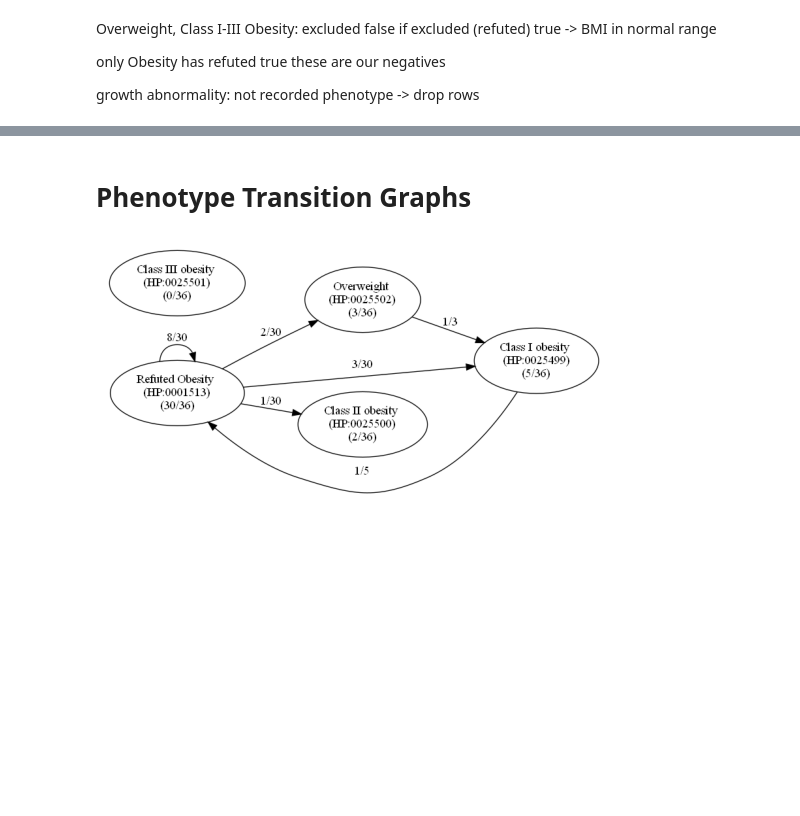
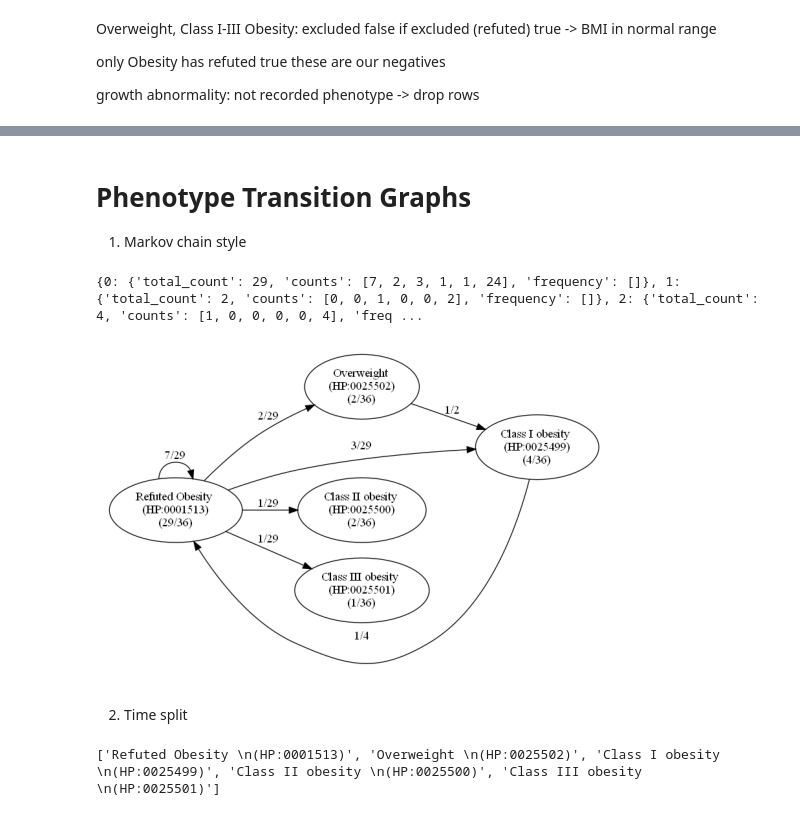
Before and after one commit to BIH-CEI/ERKER2Phenopackets, a Jupyter notebook: ERKER2Phenopackets/src/analysis/ml/analyse.ipynb, the cells around one changed output, grey strips where cells are left out. Saved outputs shown, nothing was run; the diff lists cells and outputs as text; code cells hidden in the pictures; blank space fills up the shorter version.

```diff
--- a/ERKER2Phenopackets/src/analysis/ml/analyse.ipynb
+++ b/ERKER2Phenopackets/src/analysis/ml/analyse.ipynb
@@ -475,11 +478,11 @@ shape: (5, 6)
 │ (HP:0001513)   ┆                ┆                ┆               ┆               ┆               │
 └────────────────┴────────────────┴────────────────┴───────────────┴───────────────┴───────────────┘
 # %%
-column_names = tuple(result['value'])
-transpose = result.transpose(column_names=column_names)
-if column_names != transpose.row(0):
+column_names = tuple(obesity_class_count['value'])
+obesity_class_count_transpose = obesity_class_count.transpose(column_names=column_names)
+if column_names != obesity_class_count_transpose.row(0):
     raise Exception('New column names do not match old row names')
-transpose = transpose.tail(5)
-print(transpose.head(50))
+obesity_class_count_transpose = obesity_class_count_transpose.tail(5).select(['Refuted Obesity (HP:0001513)', 'Overweight (HP:0025502)', 'Class I obesity (HP:0025499)', 'Class II obesity (HP:0025500)', 'Class III obesity (HP:0025501)'])
+print(obesity_class_count_transpose.head(50))
 # %% [output]
 shape: (5, 5)
@@ -516,0 +504,15 @@ plt.show()
+# %%
+categories = obesity_class_count_transpose.columns
+
+time_stamps = ['U1-U3', 'U6', 'U7', 'U8', 'U9']
+
+
+values = [cast(obesity_class_count_transpose[cat]) for cat in categories]
+
+plt.figure(figsize=figsize)
+
+plt.stackplot(range(5), values[0], values[1], values[2], values[3], values[4], labels=categories)
+plt.xticks(range(5), time_stamps)
+plt.ylabel('Cases')
+plt.legend()
+plt.show()
@@ -523,13 +527,37 @@ barchart_multiple(time_stamps, values, 'Cases', categories)
 # %% [markdown]
 # Phenotype Transition Graphs
+1. Markov chain style
 # %%
 from ERKER2Phenopackets.src.analysis.ml.analysis_helper_methods import plot_phenotype_transition_graph
 
 file_path = 'markov_chain_obesity_classes.png'
 phenotype_labels = ['Refuted Obesity \n(HP:0001513)', 'Overweight \n(HP:0025502)', 'Class I obesity \n(HP:0025499)', 'Class II obesity \n(HP:0025500)', 'Class III obesity \n(HP:0025501)']
-plot_phenotype_transition_graph(df, 'obesity_label', phenotype_labels, count_not_recorded=True, percentages=False, file_path=file_path)
+
+initial_counts_df = (melt_groupby_count(df, columns=
+[f'obesity_label{i}' for i in range(5)])
+                     .select(['value', 'obesity_label0'])
+                     )
+initial_counts_dict = {
+    row['value']: row['obesity_label0']
+    for row in initial_counts_df.to_struct('test')
+}
+initial_counts = (
+        [initial_counts_dict[pheno_label]
+         for pheno_label in categories]
+        + [initial_counts_dict['Not recorded']]
+)
+
+plot_phenotype_transition_graph(df, 'obesity_label', phenotype_labels.copy(), initial_counts=initial_counts, count_not_recorded=True, percentages=False, file_path=file_path)
 # %% [output]
+{0: {'total_count': 29, 'counts': [7, 2, 3, 1, 1, 24], 'frequency': []}, 1: {'total_count': 2, 'counts': [0, 0, 1, 0, 0, 2], 'frequency': []}, 2: {'total_count': 4, 'counts': [1, 0, 0, 0, 0, 4], 'freq ...
-[figure, old version]
+[figure, new version]
+# %% [markdown]
+2. Time split
+# %%
+file_path = 'time_split_graph_obesity_classes.png'
+print(phenotype_labels)
+# %% [output]
+['Refuted Obesity \n(HP:0001513)', 'Overweight \n(HP:0025502)', 'Class I obesity \n(HP:0025499)', 'Class II obesity \n(HP:0025500)', 'Class III obesity \n(HP:0025501)']
 # %%
 # 5. What if we split the distribution of obesity classes by zygosity?
 # %%
```
Also changed, not shown: parts of 20 cells of this notebook, 4 other files.
